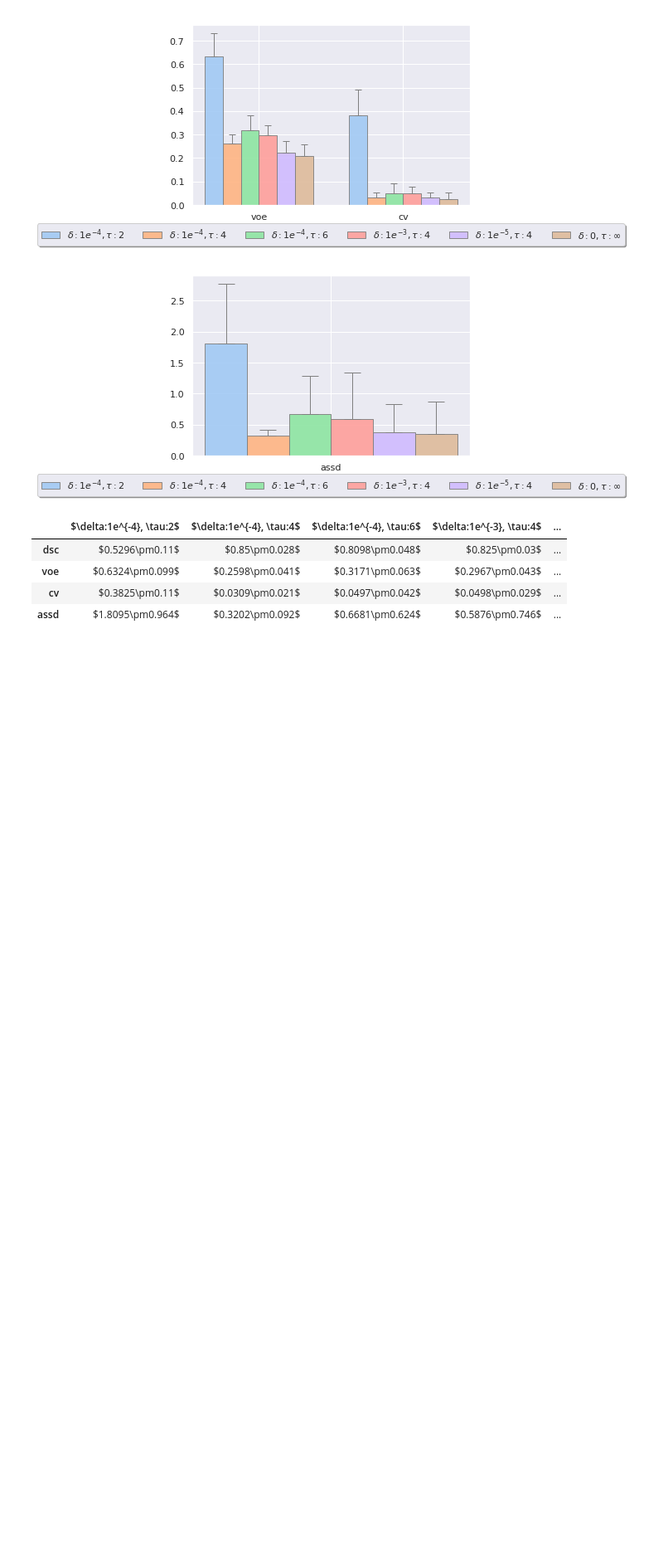
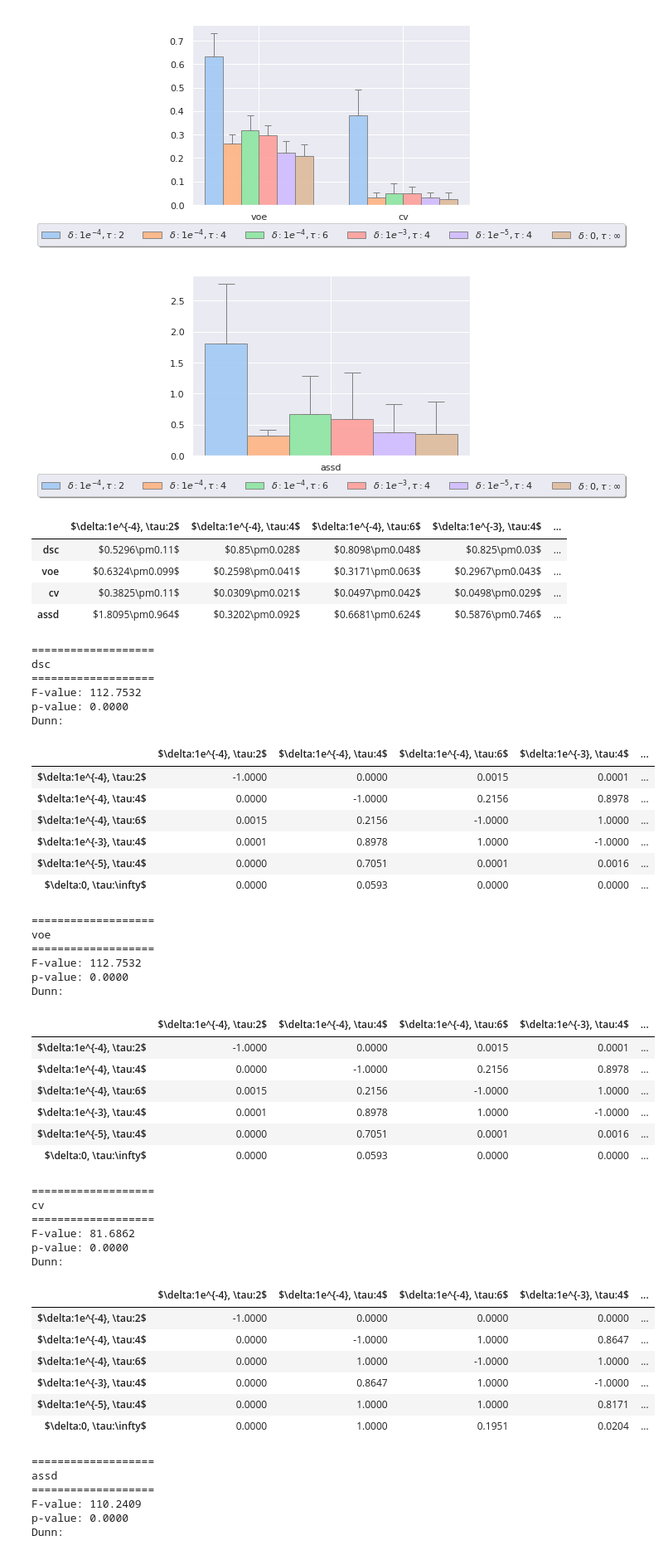
Before and after one commit to ad12/MedSegPy, a Jupyter notebook: analysis/early_stopping.ipynb, the cells around one changed output. Shown at 83% size. Saved outputs shown, nothing was run; the diff lists cells and outputs as text; code cells hidden in the pictures; blank space fills up the shorter version.

```diff
--- a/analysis/early_stopping.ipynb
+++ b/analysis/early_stopping.ipynb
@@ -119,3 +119,56 @@ display(df)
 | voe | $0.6324\pm0.099$ | $0.2598\pm0.041$ | $0.3171\pm0.063$ | $0.2967\pm0.043$ | ... |
 | cv | $0.3825\pm0.11$ | $0.0309\pm0.021$ | $0.0497\pm0.042$ | $0.0498\pm0.029$ | ... |
 | assd | $1.8095\pm0.964$ | $0.3202\pm0.092$ | $0.6681\pm0.624$ | $0.5876\pm0.746$ | ... |
+# %%
+ES = {'filename': 'early_stopping',
+        'keys': ordered_keys}
+ES.update(early_stopping_exps)
+
+stats.kruskal_dunn_analysis([ES[k] for k in ES['keys']], ES['keys'], 'stats-early_stopping')
+#stats.compare_metrics_v2([ES[k] for k in ES['keys']], ES['keys'], 'stats-early_stopping')
+# %% [output]
+===================
+dsc
+===================
+F-value: 112.7532
+p-value: 0.0000
+Dunn:
+|  | $\delta:1e^{-4}, \tau:2$ | $\delta:1e^{-4}, \tau:4$ | $\delta:1e^{-4}, \tau:6$ | $\delta:1e^{-3}, \tau:4$ | ... |
+| $\delta:1e^{-4}, \tau:2$ | -1.0000 | 0.0000 | 0.0015 | 0.0001 | ... |
+| $\delta:1e^{-4}, \tau:4$ | 0.0000 | -1.0000 | 0.2156 | 0.8978 | ... |
+| $\delta:1e^{-4}, \tau:6$ | 0.0015 | 0.2156 | -1.0000 | 1.0000 | ... |
+| $\delta:1e^{-3}, \tau:4$ | 0.0001 | 0.8978 | 1.0000 | -1.0000 | ... |
+| $\delta:1e^{-5}, \tau:4$ | 0.0000 | 0.7051 | 0.0001 | 0.0016 | ... |
+| $\delta:0, \tau:\infty$ | 0.0000 | 0.0593 | 0.0000 | 0.0000 | ... |
+===================
+voe
+===================
+F-value: 112.7532
+p-value: 0.0000
+Dunn:
+|  | $\delta:1e^{-4}, \tau:2$ | $\delta:1e^{-4}, \tau:4$ | $\delta:1e^{-4}, \tau:6$ | $\delta:1e^{-3}, \tau:4$ | ... |
+| $\delta:1e^{-4}, \tau:2$ | -1.0000 | 0.0000 | 0.0015 | 0.0001 | ... |
+| $\delta:1e^{-4}, \tau:4$ | 0.0000 | -1.0000 | 0.2156 | 0.8978 | ... |
+| $\delta:1e^{-4}, \tau:6$ | 0.0015 | 0.2156 | -1.0000 | 1.0000 | ... |
+| $\delta:1e^{-3}, \tau:4$ | 0.0001 | 0.8978 | 1.0000 | -1.0000 | ... |
+| $\delta:1e^{-5}, \tau:4$ | 0.0000 | 0.7051 | 0.0001 | 0.0016 | ... |
+| $\delta:0, \tau:\infty$ | 0.0000 | 0.0593 | 0.0000 | 0.0000 | ... |
+===================
+cv
+===================
+F-value: 81.6862
+p-value: 0.0000
+Dunn:
+|  | $\delta:1e^{-4}, \tau:2$ | $\delta:1e^{-4}, \tau:4$ | $\delta:1e^{-4}, \tau:6$ | $\delta:1e^{-3}, \tau:4$ | ... |
+| $\delta:1e^{-4}, \tau:2$ | -1.0000 | 0.0000 | 0.0000 | 0.0000 | ... |
+| $\delta:1e^{-4}, \tau:4$ | 0.0000 | -1.0000 | 1.0000 | 0.8647 | ... |
+| $\delta:1e^{-4}, \tau:6$ | 0.0000 | 1.0000 | -1.0000 | 1.0000 | ... |
+| $\delta:1e^{-3}, \tau:4$ | 0.0000 | 0.8647 | 1.0000 | -1.0000 | ... |
+| $\delta:1e^{-5}, \tau:4$ | 0.0000 | 1.0000 | 1.0000 | 0.8171 | ... |
+| $\delta:0, \tau:\infty$ | 0.0000 | 1.0000 | 0.1951 | 0.0204 | ... |
+===================
+assd
+===================
+F-value: 110.2409
+p-value: 0.0000
+Dunn:
```
Also changed, not shown: parts of 1 cell of this notebook, 5 other files.
